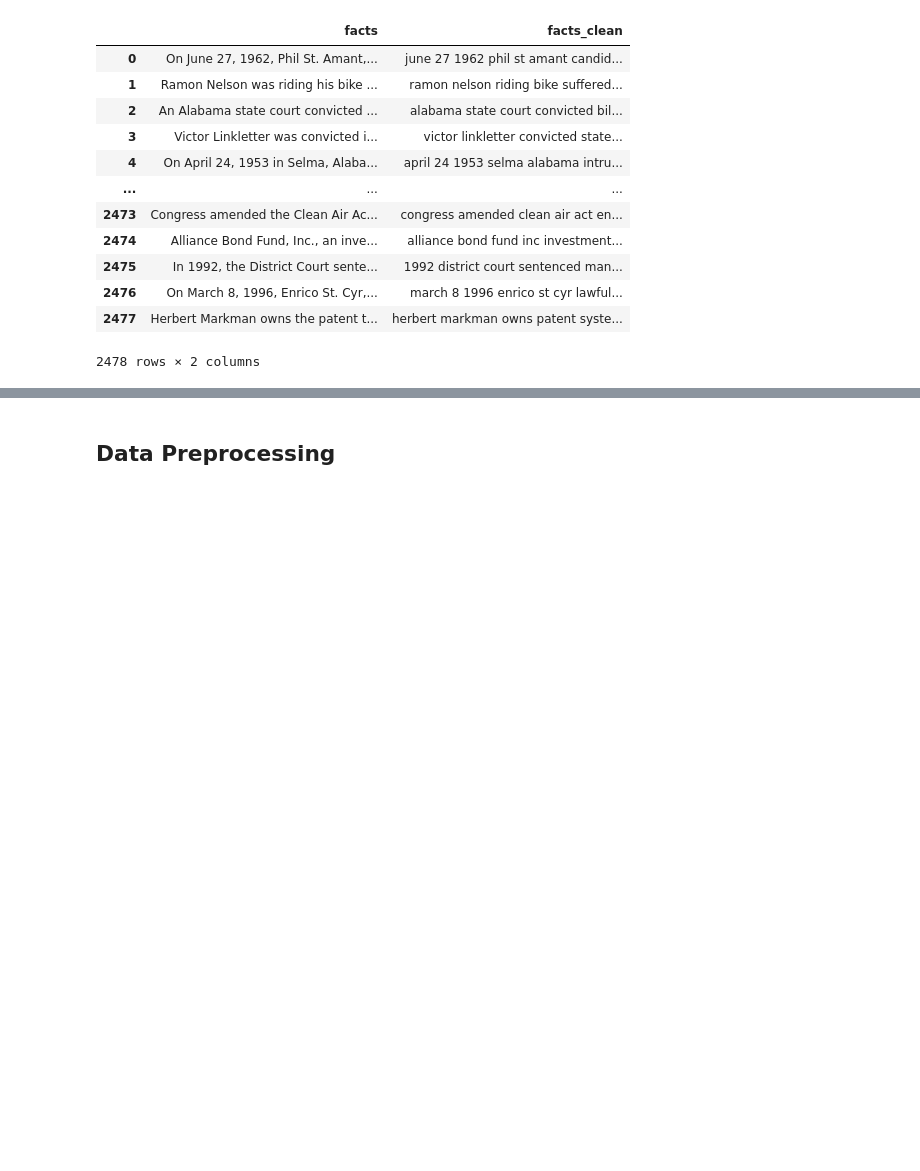
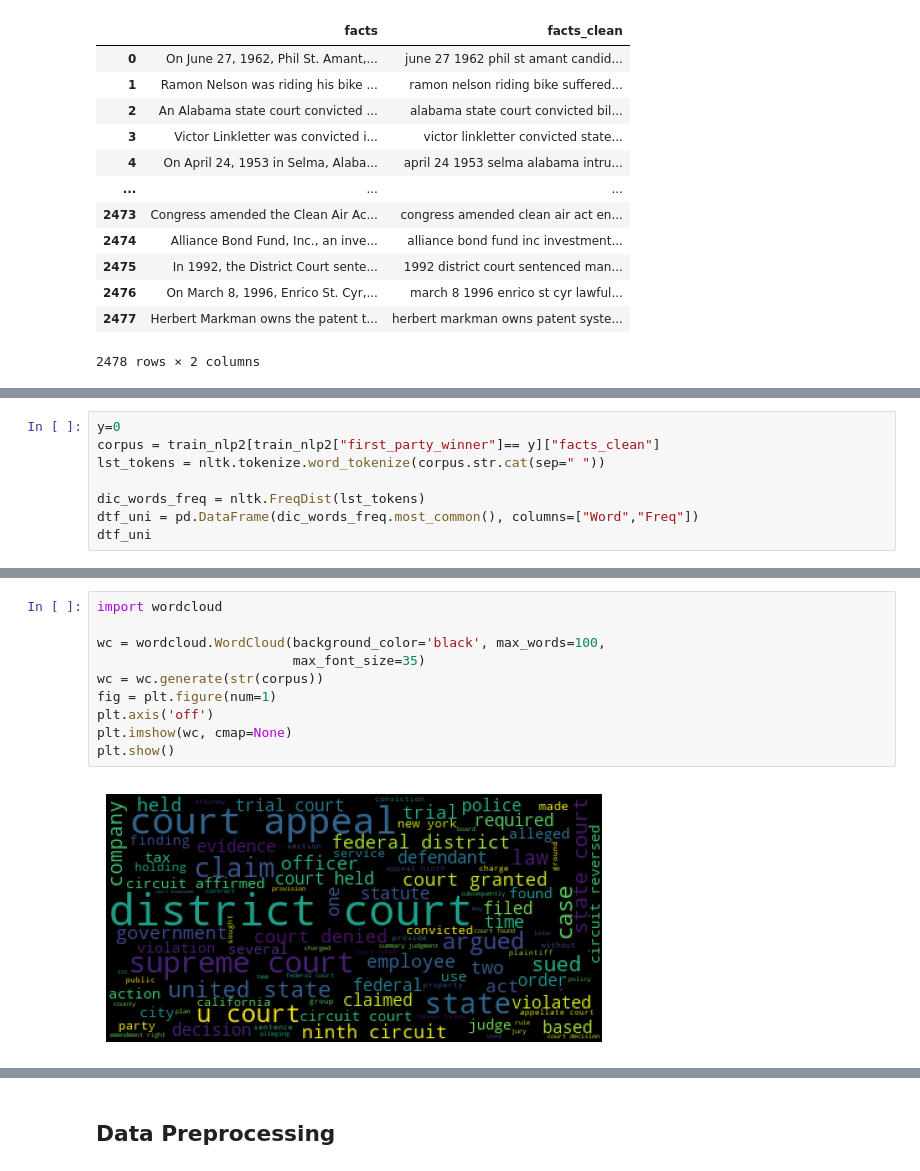
Before and after one commit to dlsco123/mtvsDacon, a Jupyter notebook: [mtvs]lej.ipynb, the cells around one changed output, grey strips where cells are left out. Drawn from its saved outputs; the diff is of its cells as text; blank space fills up the shorter version.

Commit message:
wordcloud

```diff
--- a/[mtvs]lej.ipynb
+++ b/[mtvs]lej.ipynb
@@ -229,0 +300,8 @@ ValueError: Grouper for 'first_party_winner' not 1-dimensional
+# %%
+y=0
+corpus = train_nlp2[train_nlp2["first_party_winner"]== y]["facts_clean"]
+lst_tokens = nltk.tokenize.word_tokenize(corpus.str.cat(sep=" "))
+
+dic_words_freq = nltk.FreqDist(lst_tokens)
+dtf_uni = pd.DataFrame(dic_words_freq.most_common(), columns=["Word","Freq"])
+dtf_uni
@@ -229,0 +344,12 @@ ValueError: Grouper for 'first_party_winner' not 1-dimensional
+# %%
+import wordcloud
+
+wc = wordcloud.WordCloud(background_color='black', max_words=100,
+                         max_font_size=35)
+wc = wc.generate(str(corpus))
+fig = plt.figure(num=1)
+plt.axis('off')
+plt.imshow(wc, cmap=None)
+plt.show()
+# %% [output]
+[figure, added]
```
Also changed, not shown: parts of 21 cells of this notebook.
